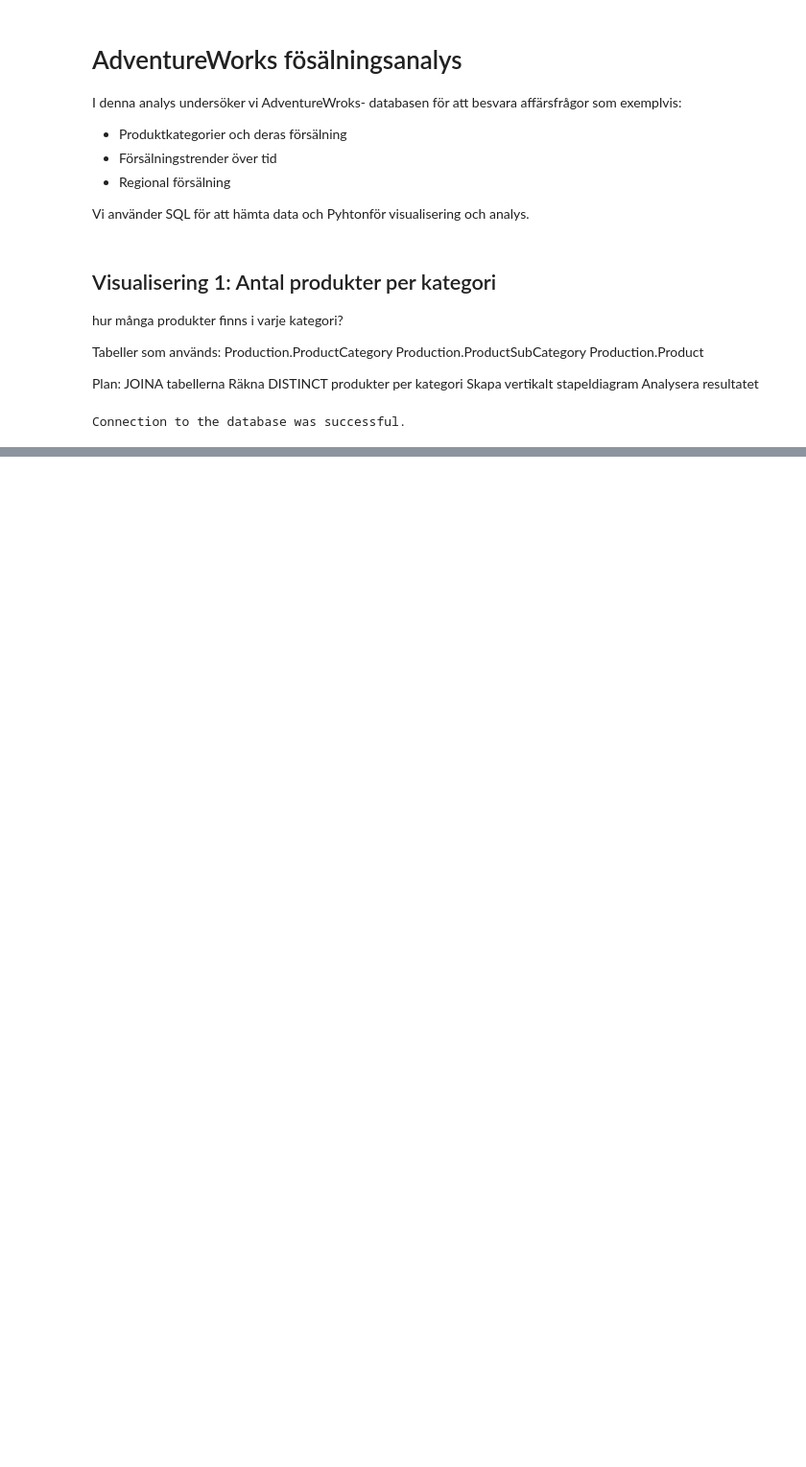
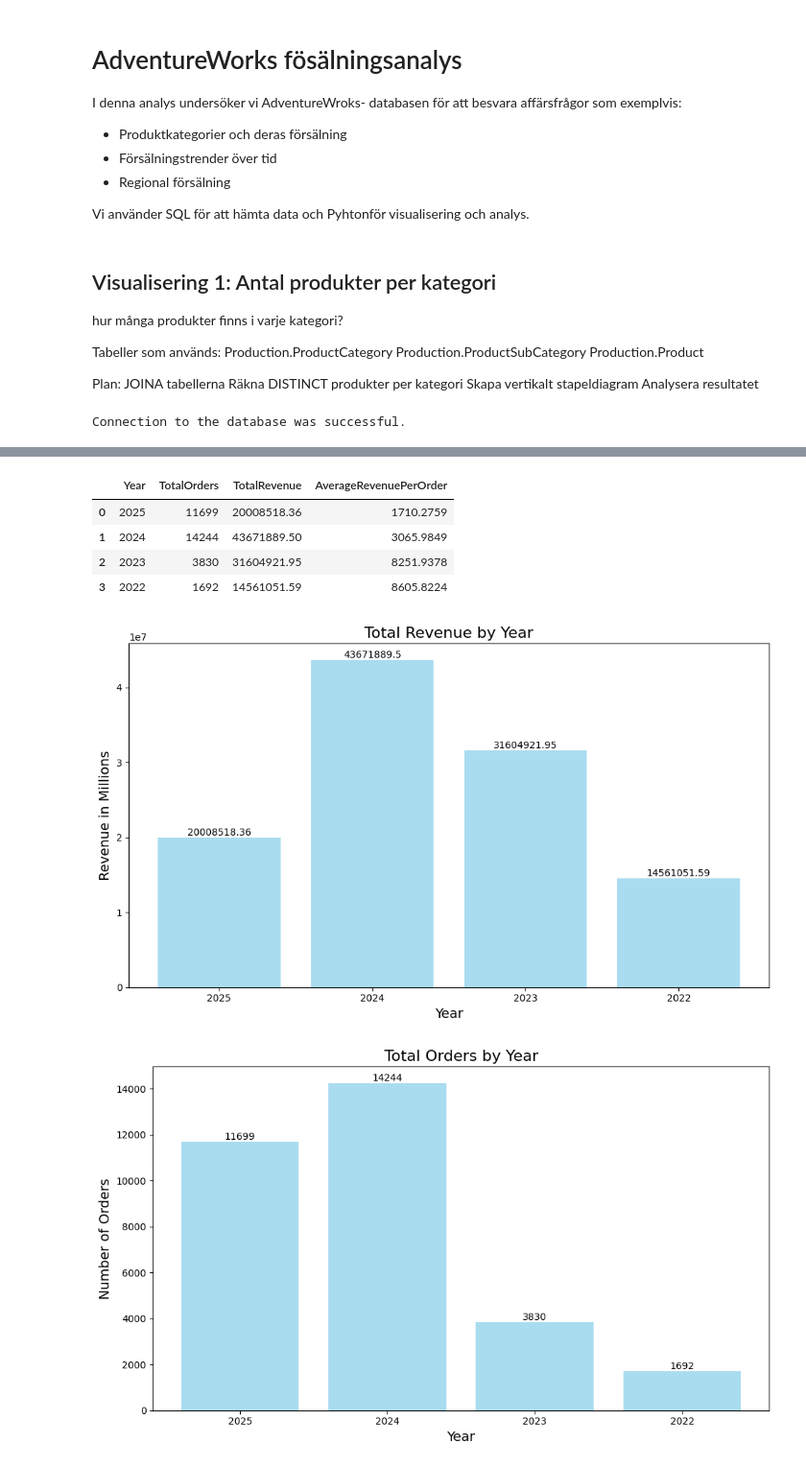
Before and after one commit to wendymermet-lgtm/SQL_Examen, a Jupyter notebook: notebooks/main.ipynb, the cells around one changed output, grey strips where cells are left out. Shown at 96% size. Saved outputs shown, nothing was run; the diff lists cells and outputs as text; code cells hidden in the pictures; blank space fills up the shorter version.

```diff
--- a/notebooks/main.ipynb
+++ b/notebooks/main.ipynb
@@ -87,0 +187,58 @@ Detta indikerar på att företaget är starkt fokuserat på komponenter och rese
+# %%
+query_vis4 = """
+SELECT
+    YEAR(OrderDate) AS Year,
+    COUNT(*) AS TotalOrders,
+    ROUND(SUM(SubTotal),2) AS TotalRevenue,
+    (SUM(SubTotal)) / COUNT(*) AS AverageRevenuePerOrder
+
+FROM Sales.SalesOrderHeader
+GROUP BY YEAR(OrderDate)
+ORDER BY Year DESC
+"""
+
+df_vis4 = query_df(query_vis4)
+display(df_vis4)
+
+fig, ax = plt.subplots(figsize=(10, 6))
+bars = ax.bar(df_vis4['Year'].astype(str), df_vis4['TotalRevenue'], color='skyblue',alpha=0.7)
+
+for bar in bars:
+    height = bar.get_height()
+    ax.text(bar.get_x() + bar.get_width() / 2, height, f'{height}', ha='center', va='bottom')
+
+ax.set_title('Total Revenue by Year', fontsize=16)
+ax.set_xlabel('Year', fontsize=14)
+ax.set_ylabel('Revenue in Millions', fontsize=14)
+plt.tight_layout()
+plt.show()
+
+fig, ax = plt.subplots(figsize=(10, 6))
+bars = ax.bar(df_vis4['Year'].astype(str), df_vis4['TotalOrders'], color='skyblue',alpha=0.7)
+for bar in bars:
+    height = bar.get_height()
+    ax.text(bar.get_x() + bar.get_width() / 2, height, f'{height}', ha='center', va='bottom')
+ax.set_title('Total Orders by Year', fontsize=16)
+ax.set_xlabel('Year', fontsize=14)
+ax.set_ylabel('Number of Orders', fontsize=14)
+plt.tight_layout()
+plt.show()
+
+fig, ax = plt.subplots(figsize=(10, 6))
+bars = ax.bar(df_vis4['Year'].astype(str), df_vis4['AverageRevenuePerOrder'], color='skyblue',alpha=0.7)
+for bar in bars:
+    height = bar.get_height()
+    ax.text(bar.get_x() + bar.get_width() / 2, height, f'{height:.2f}', ha='center', va='bottom')
+ax.set_title('Average Revenue Per Order by Year', fontsize=16)
+ax.set_xlabel('Year', fontsize=14)
+ax.set_ylabel('Average Revenue Per Order', fontsize=14)
+plt.tight_layout()
+plt.show()
+# %% [output]
+|  | Year | TotalOrders | TotalRevenue | AverageRevenuePerOrder |
+| 0 | 2025 | 11699 | 20008518.36 | 1710.2759 |
+| 1 | 2024 | 14244 | 43671889.50 | 3065.9849 |
+| 2 | 2023 | 3830 | 31604921.95 | 8251.9378 |
+| 3 | 2022 | 1692 | 14561051.59 | 8605.8224 |
+[figure, added]
+[figure, added]
```
Also changed, not shown: parts of 16 cells of this notebook, 7 other files.
